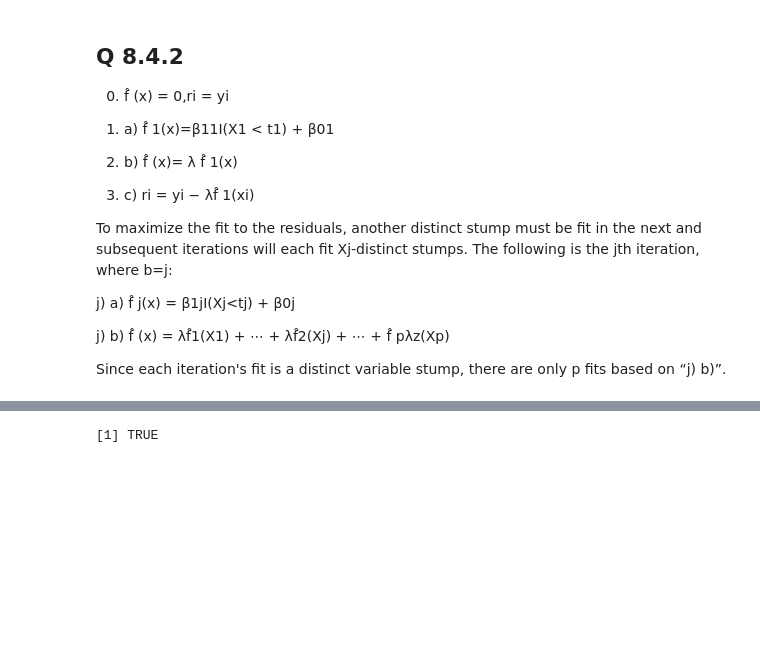
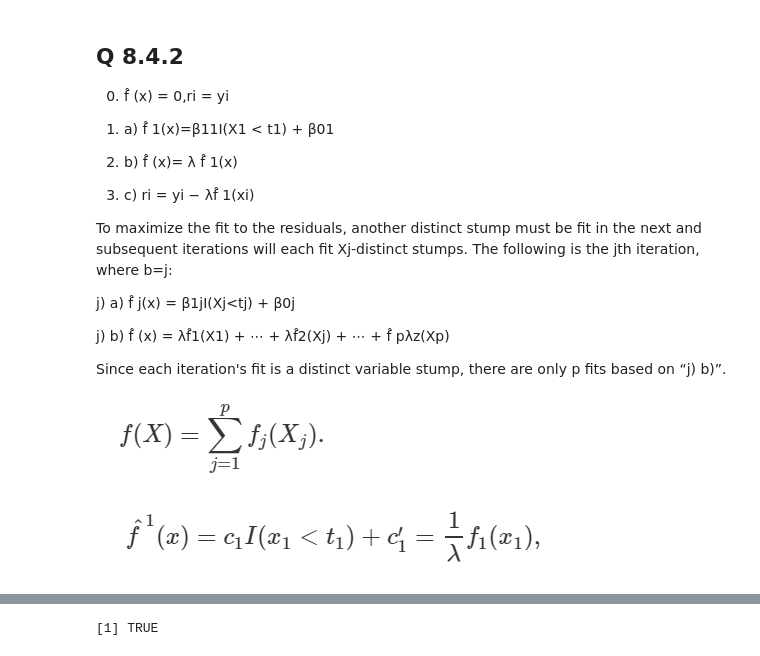
Before and after one commit to a-dhruv/Week11, a Jupyter notebook: Week 11.ipynb, the cells around one changed output, grey strips where cells are left out. Cells and saved outputs as stored; diff of their text form; code cells hidden in the pictures; blank space fills up the shorter version.

```diff
--- a/Week 11.ipynb
+++ b/Week 11.ipynb
@@ -55,3 +58,16 @@ j) a) f̂ j(x) = β1jI(Xj<tj) + β0j
 j) b) f̂ (x) = λf̂1(X1) + ⋯ + λf̂2(Xj) + ⋯ + f̂ pλz(Xp)
 
 Since each iteration's fit is a distinct variable stump, there are only p fits based on “j) b)”.
+# %%
+#- This is a summation of all of our tree nodes for the entire dataset.
+
+library("IRdisplay")
+display_png(file="Capture1.png")
+# %% [output]
+[figure, added]
+# %%
+#- We begin with the first node in our tree. We build a first node that minimizes our entropy.(reduce the amount of loss
+# lamda being the weight function, we being with weight = 1
+display_png(file="Capture2.png")
+# %% [output]
+[figure, added]
```
Also changed, not shown: parts of 23 cells of this notebook, 4 other files.
